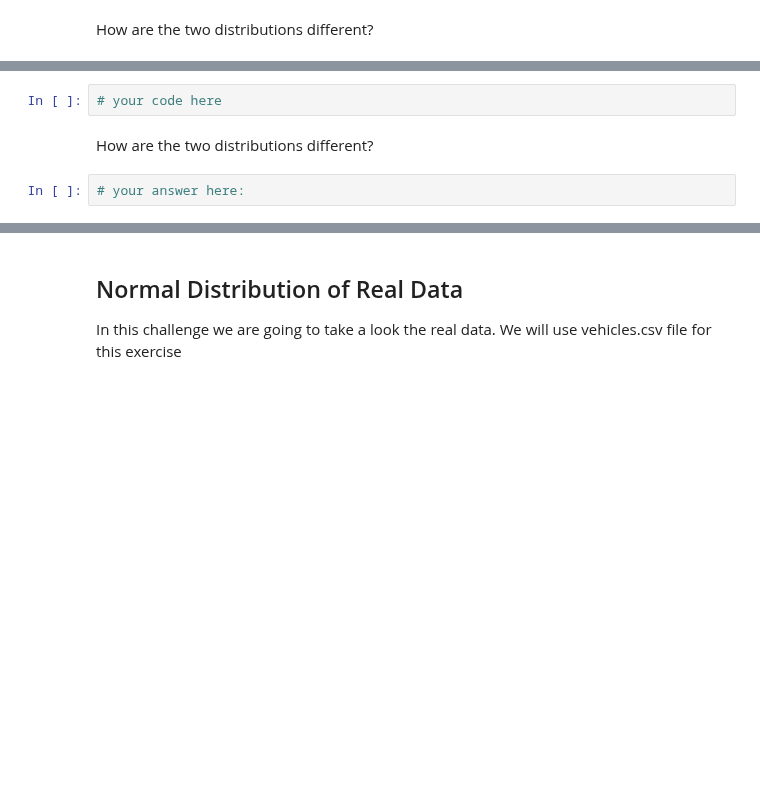
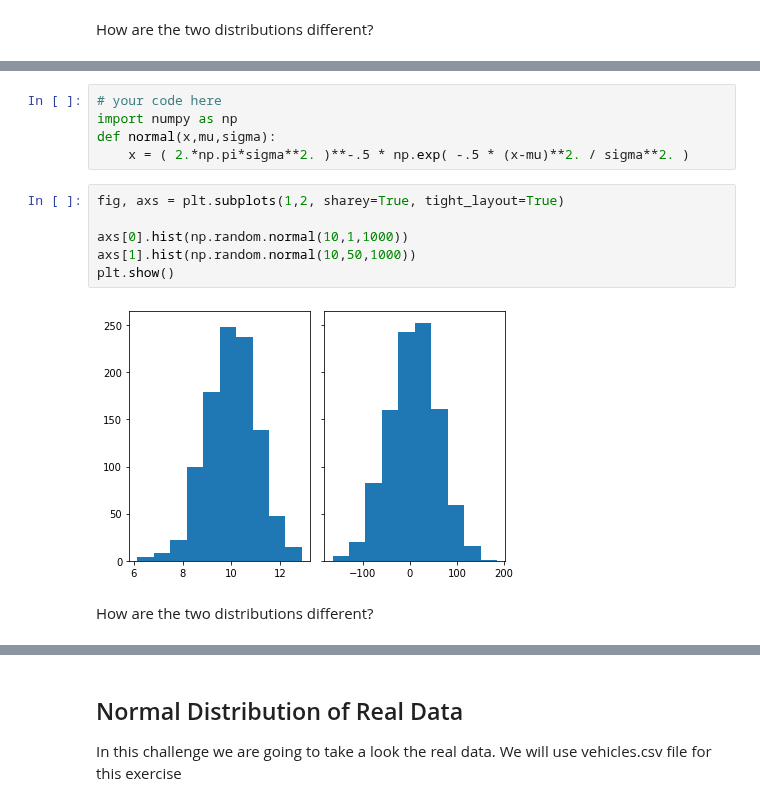
Before and after one commit to ta-data-lis/lab-probability-distributions, a Jupyter notebook: your-code/continuous.ipynb, the cells around one changed output, grey strips where cells are left out. Cells and saved outputs as stored; diff of their text form; blank space fills up the shorter version.

```diff
--- a/your-code/continuous.ipynb
+++ b/your-code/continuous.ipynb
@@ -59,9 +81,18 @@ How are the two distributions different?
 Expected output:
 
 ![normal distribution](nd.png)
-# %%
-# your code here
+# %%
+# your code here
+import numpy as np
+def normal(x,mu,sigma):
+    x = ( 2.*np.pi*sigma**2. )**-.5 * np.exp( -.5 * (x-mu)**2. / sigma**2. )
+# %%
+fig, axs = plt.subplots(1,2, sharey=True, tight_layout=True)
+
+axs[0].hist(np.random.normal(10,1,1000))
+axs[1].hist(np.random.normal(10,50,1000))
+plt.show()
+# %% [output]
+[figure, added]
 # %% [markdown]
 How are the two distributions different?
-# %%
-# your answer here:
```
Also changed, not shown: parts of 21 cells of this notebook.
